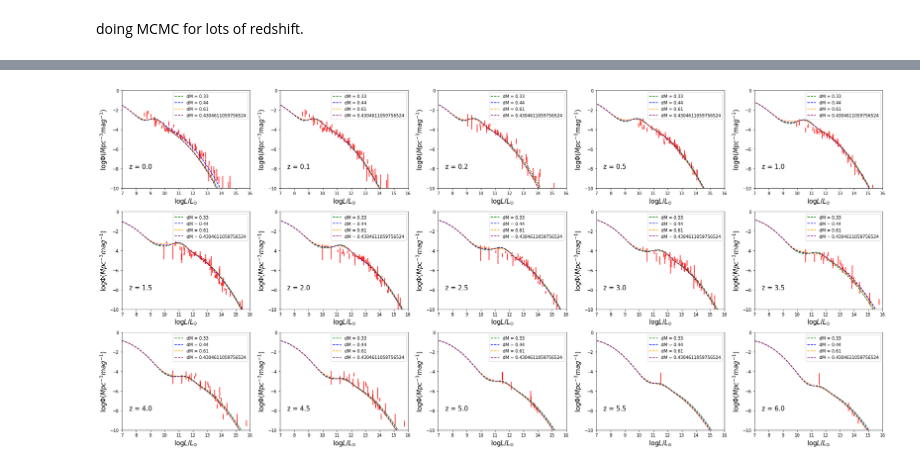
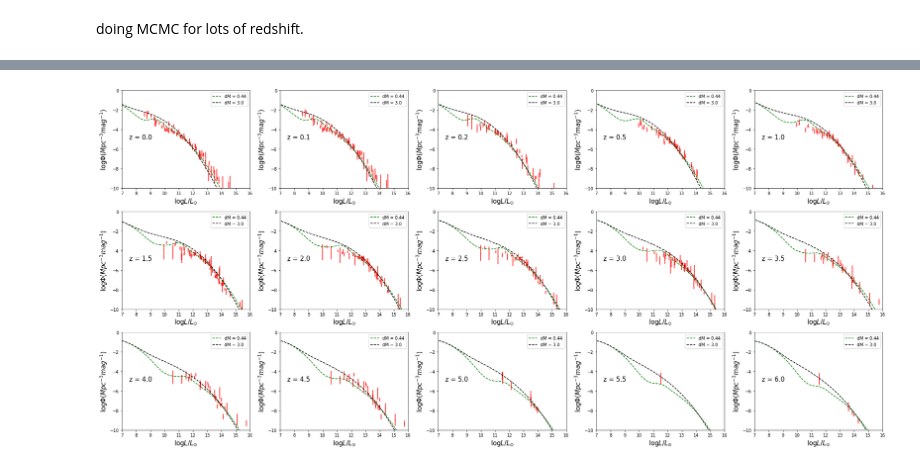
Before and after one commit to megantillman/get_QLF, a Jupyter notebook: get_QLF_notebook.ipynb, the cells around one changed output, grey strips where cells are left out. Cells and saved outputs as stored; diff of their text form; code cells hidden in the pictures.

```diff
--- a/get_QLF_notebook.ipynb
+++ b/get_QLF_notebook.ipynb
@@ -194,26 +194,15 @@ def get_QLF_mcmc(dM, i, obscured = 0.75, Mmid = 10.3, prob_zero = [0,0,0], stand
 
     return i.LumBins, i.dNdL
 
-def model_func(x, p, i):
+def model_func_op(x, p, i):
     xm, ym = get_QLF_mcmc(p, i)
     y = np.interp(x, xm, ym)
     return y
 
-def lnchi2(p, i, x, y, err): #lnlike
+def lnchi2_op(p, i, x, y, err): #lnlike
 
-    chi2 = -0.5 * np.sum((y - model_func(x, p, i)) ** 2 / (err ** 2))
+    chi2 = -0.5 * np.sum((y - model_func_op(x, p, i)) ** 2 / (err ** 2))
     return chi2
-
-def lnprior(p):
-    if 0.0 < p < 3.0:
-        return 0.0
-    return -np.inf
-
-def lnprob(p, i, x, y, err):
-    lp = lnprior(p)
-    if np.isfinite(lp):
-        return lp + lnchi2(p, i, x, y, err)
-    return -np.inf
 
 qlf_00 = QLF(0.0, bin_num)
 qlf_01 = QLF(0.1, bin_num)
@@ -234,7 +223,6 @@ qlf_60 = QLF(6.0, bin_num)
 qlf_list = [qlf_00, qlf_01, qlf_02, qlf_05, qlf_10, qlf_15, qlf_20, qlf_25, qlf_30, qlf_35, qlf_40, qlf_45, qlf_50, qlf_55, qlf_60]
 
 for i in qlf_list:
-    i.get_zparams()
     i.get_dNdMstar(smhm_scat)
 
 xt_tot = []
@@ -250,11 +238,10 @@ for z in zlist:
         z_tot.append(z)
 
 ndim, nwalkers = 1, 20
-p = .5
-nll = lambda *args: -lnchi2(*args)
+p = 1.5
+nll = lambda *args: -lnchi2_op(*args)
 results = []
 for i, z in zip(qlf_list, zlist):
     xt, yt, yerr = np.array(grab_obs(z))
     results.append(op.minimize(nll, p, args=(i, xt, yt, yerr), method = 'Nelder-Mead')["x"])
-pos = [np.mean(results) + .1 * np.random.randn(ndim) for n in range(nwalkers)]
 # %%
@@ -306,24 +343,24 @@ mcmcdM = np.mean(samples[:,0])
 # %%
-# import matplotlib.gridspec as gridspec
+import matplotlib.gridspec as gridspec
 fig = plt.figure(figsize=(26,12))
 gs = gridspec.GridSpec(3, 5)
 fs = 15
-mcmc_dM_l = [0.33, 0.44, 0.61, mcmcdM]
+mcmc_dM_l = [0.44, 3.0]
 for z, i, j in zip(zlist,[0,0,0,0,0,1,1,1,1,1,2,2,2,2,2],[0,1,2,3,4,0,1,2,3,4,0,1,2,3,4]):
 
     xt, yt , yerr = np.array(grab_obs(z))
     ax = fig.add_subplot(gs[i, j])
-    for dM,c in zip(mcmc_dM_l,['g','b','orange','purple']):
+    for dM,c in zip(mcmc_dM_l,['g','k']):
         xm, ym = get_QLF(z, bin_num, dM = dM, obscured = .75, Mmid = 10.3, smhm_scat = .3, prob_zero = [0,0,0], standev = [.85, .85, .35])
         ax.plot(xm,ym,label='dM = '+str(dM),linestyle='dashed',color=c)
     ax.set_xlabel(r'$\log L/L_{\odot}$',fontsize=fs)
     ax.set_ylabel(r'$\log \Phi (Mpc^{-3} mag^{-1})$',fontsize=fs)
-    ax.text(7.5,-8,'z = '+str(z),fontsize=fs)
+    ax.text(7.5,-5,'z = '+str(z),fontsize=fs)
     ax.errorbar(xt, yt, yerr = yerr, fmt = 'o', markersize = .5,color='r')
     ax.axis([7,16,-10,0])
     ax.legend()
 
 plt.tight_layout()
-plt.savefig('MCMC_dM_QLF_v1.0.pdf')
+plt.savefig('plots/MCMC_dM_QLF_v1.0.pdf')
 # %% [output]
-[figure, old version]
+[figure, new version]
```
Also changed, not shown: parts of 11 cells of this notebook.
